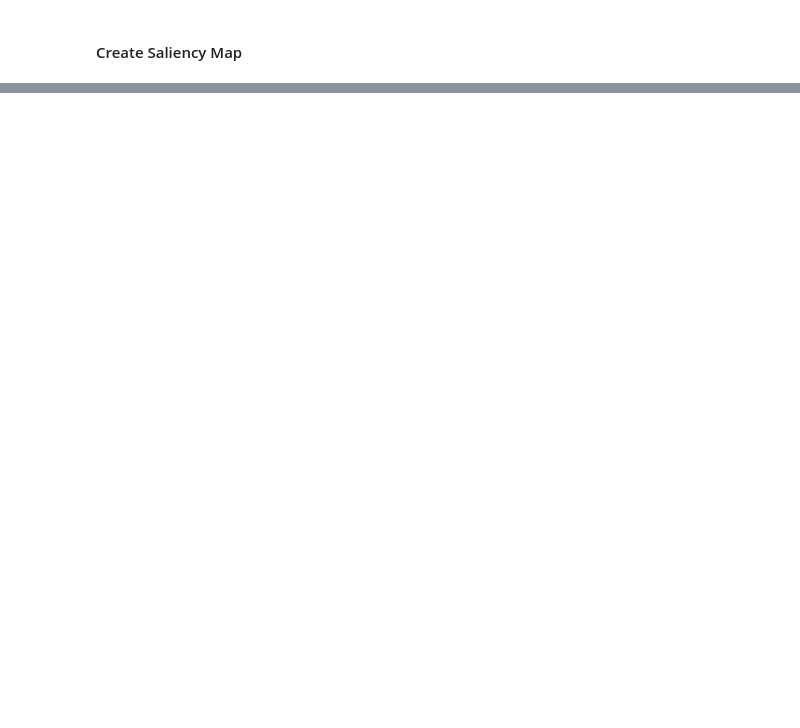
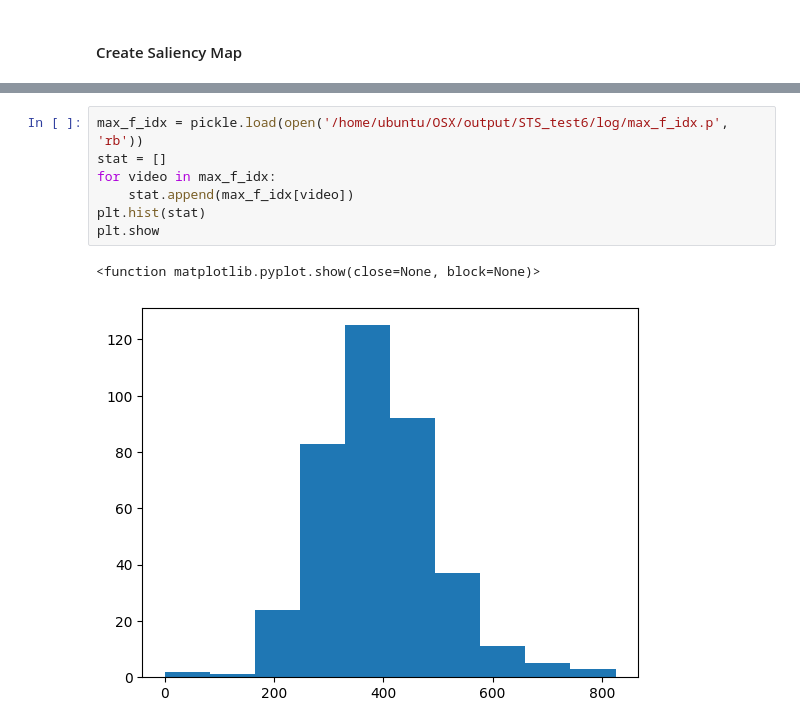
Before and after one commit to amandaliusa/cs231n, a Jupyter notebook: analysis/BarebonesModelOSX3D.ipynb, the cells around one changed output, grey strips where cells are left out. Drawn from its saved outputs; the diff is of its cells as text; blank space fills up the shorter version.

```diff
--- a/analysis/BarebonesModelOSX3D.ipynb
+++ b/analysis/BarebonesModelOSX3D.ipynb
@@ -493,0 +506,10 @@ compute_saliency_maps(train_data[:-1], train_data[-1], num_samples_pos, num_samp
+# %%
+max_f_idx = pickle.load(open('/home/ubuntu/OSX/output/STS_test6/log/max_f_idx.p', 'rb'))
+stat = []
+for video in max_f_idx:
+    stat.append(max_f_idx[video])
+plt.hist(stat)
+plt.show
+# %% [output]
+<function matplotlib.pyplot.show(close=None, block=None)>
+[figure, added]
```
Also changed, not shown: parts of 18 cells of this notebook, 4 other files.
